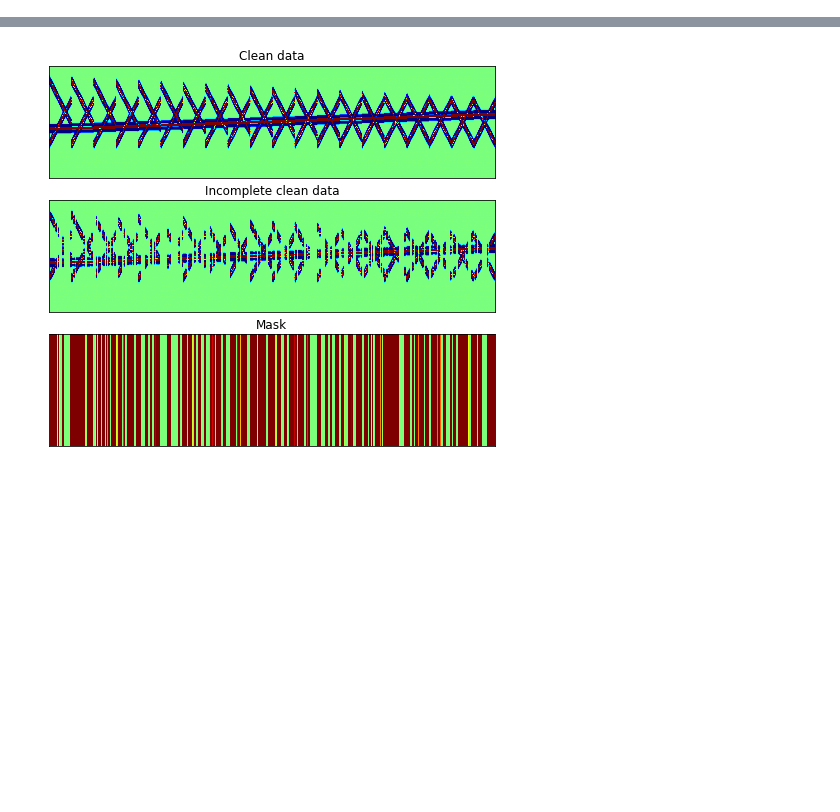
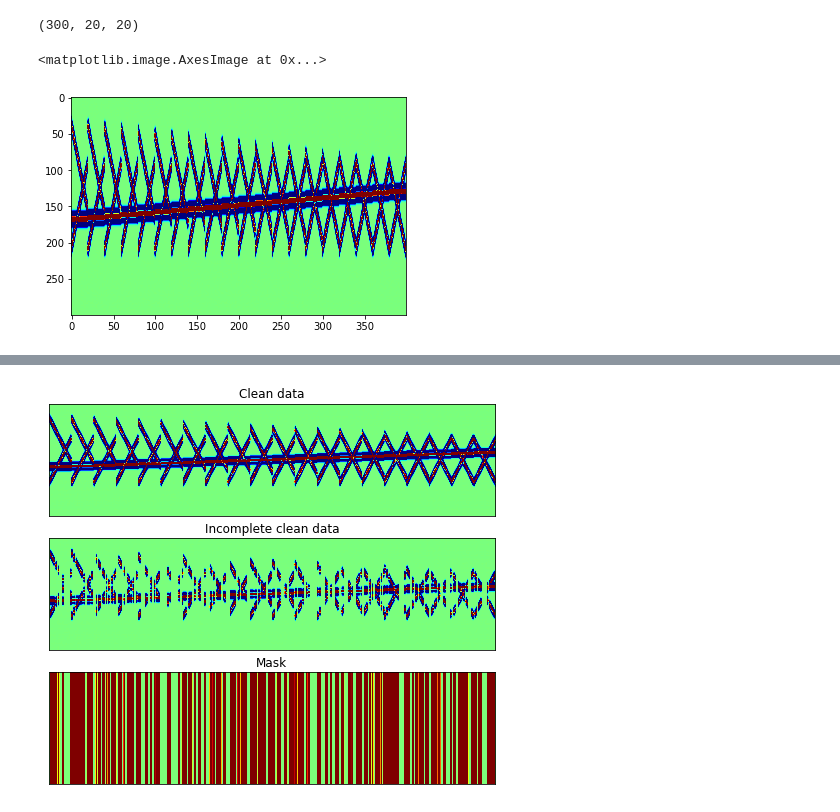
Before and after one commit to chenyk1990/geo-class, a Jupyter notebook: multi-dim-ana/Seismic_reconstruction.ipynb, the cells around one changed output, grey strips where cells are left out. Cells and saved outputs as stored; diff of their text form; code cells hidden in the pictures; blank space fills up the shorter version.

```diff
--- a/multi-dim-ana/Seismic_reconstruction.ipynb
+++ b/multi-dim-ana/Seismic_reconstruction.ipynb
@@ -28,30 +60,40 @@ for t in ts:
     b2[k]=(1-2*(pi*40*t)*(pi*40*t))*np.exp(-(pi*40*t)*(pi*40*t));
     b3[k]=(1-2*(pi*40*t)*(pi*40*t))*np.exp(-(pi*40*t)*(pi*40*t));
     b4[k]=(1-2*(pi*30*t)*(pi*30*t))*np.exp(-(pi*30*t)*(pi*30*t));
 
 t1=np.zeros([m],dtype='int')
 t3=np.zeros([m],dtype='int')
 t4=np.zeros([m],dtype='int')
 for i in range(m):
   t1[i]=np.round(140);
   t3[i]=np.round(-6*i+180);
   t4[i]=np.round(6*i+10);
   a1[t1[i]:t1[i]+k+1,i]=b1;
   a3[t3[i]:t3[i]+k+1,i]=b1;
   a4[t4[i]:t4[i]+k+1,i]=b1;
 
 temp=a1[0:300,:]+a3[0:300,:]+a4[0:300,:];
 
 shot=np.zeros([300,20,20])
 for j in range(20):
     a4=np.zeros([300,20]);
     for i in range(m):
     	t4[i]=np.round(6*i+10+3*j);
     	a4[t4[i]:t4[i]+k+1,i]=b1;
 
     	t1[i]=np.round(140-2*j);
     	a1[t1[i]:t1[i]+k+1,i]=b1;
 
     shot[:,:,j]=a1[0:300,:]+a3[0:300,:]+a4[0:300,:];
 
 dc=shot
+
+print(dc.shape)
+
+# plotting the data as a 2D matrix
+plt.figure();
+plt.imshow(dc.reshape(300,20*20,order='F'),cmap='jet',clim=(-0.1, 0.1),aspect='auto')
+# %% [output]
+(300, 20, 20)
+<matplotlib.image.AxesImage at 0x...>
+[figure, added]
```
Also changed, not shown: parts of 23 cells of this notebook.
